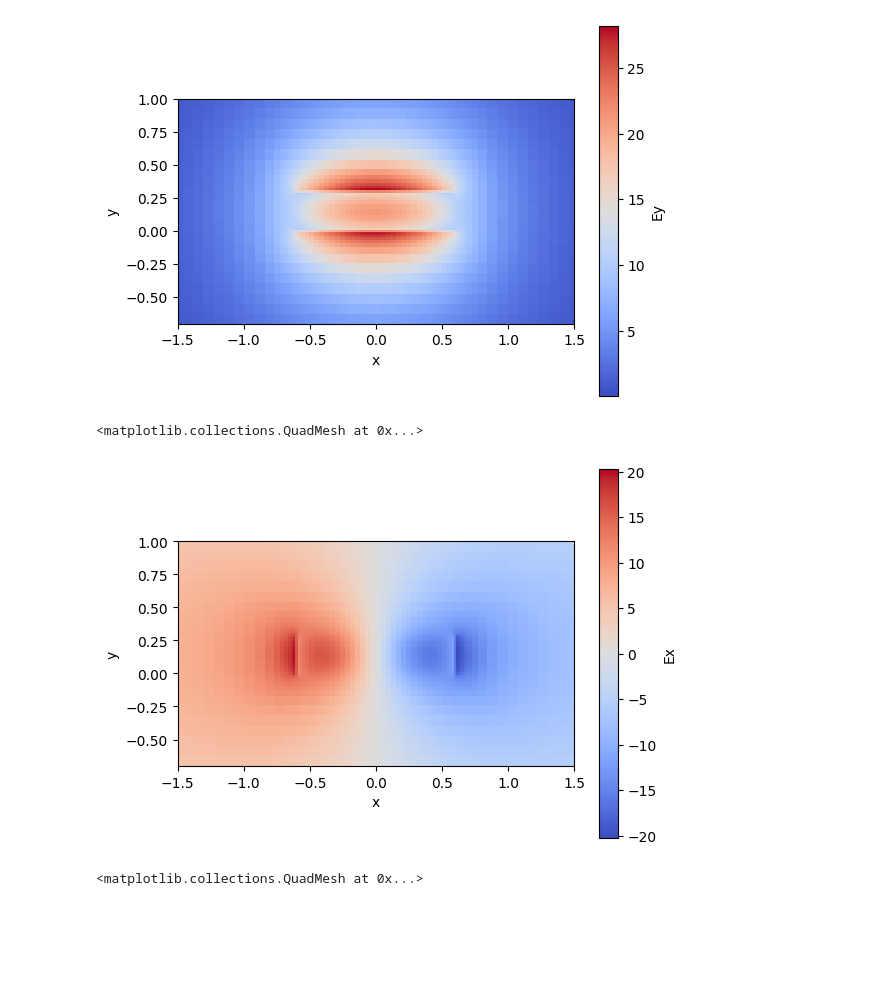
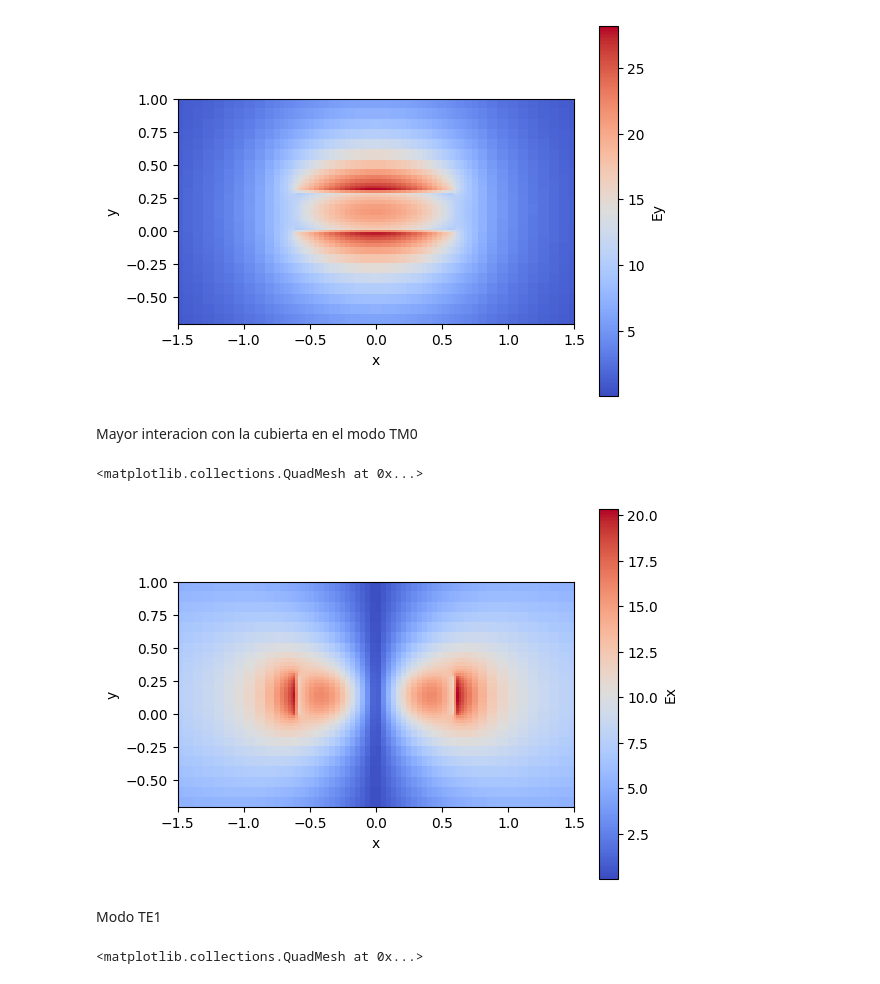
Before and after one commit to Japeacru/cifoin-lab1, a Jupyter notebook: WAVEGUIDES_Student.ipynb, the cells around one changed output. Saved outputs shown, nothing was run; the diff lists cells and outputs as text; code cells hidden in the pictures; blank space fills up the shorter version.

```diff
--- a/WAVEGUIDES_Student.ipynb
+++ b/WAVEGUIDES_Student.ipynb
@@ -154,16 +166,20 @@ deep_waveguide.plot_field(mode_index=1 , # Mode to be plotted
 # %% [output]
 <matplotlib.collections.QuadMesh at 0x...>
 [figure]
+# %% [markdown]
+Mayor interacion con la cubierta en el modo TM0
 # %%
 deep_waveguide.plot_field(mode_index=2 , # Mode to be plotted
                           field_name='Ex', # Field to be plotted
-                          value='real', # Real - abs - imag
+                          value='abs', # Real - abs - imag
                           cmap='coolwarm', # Suggestions: Change the plot color
                           xlim=(-1.5, 1.5), # Set the x and y limits
                           ylim=(-0.7, 1)) #
 # %% [output]
 <matplotlib.collections.QuadMesh at 0x...>
-[figure, old version]
+[figure, new version]
+# %% [markdown]
+Modo TE1
 # %%
 deep_waveguide.plot_field(mode_index=3, # Mode to be plotted
                           field_name='Ey', # Field to be plotted
```
Also changed, not shown: parts of 5 cells of this notebook, 1 other file.
